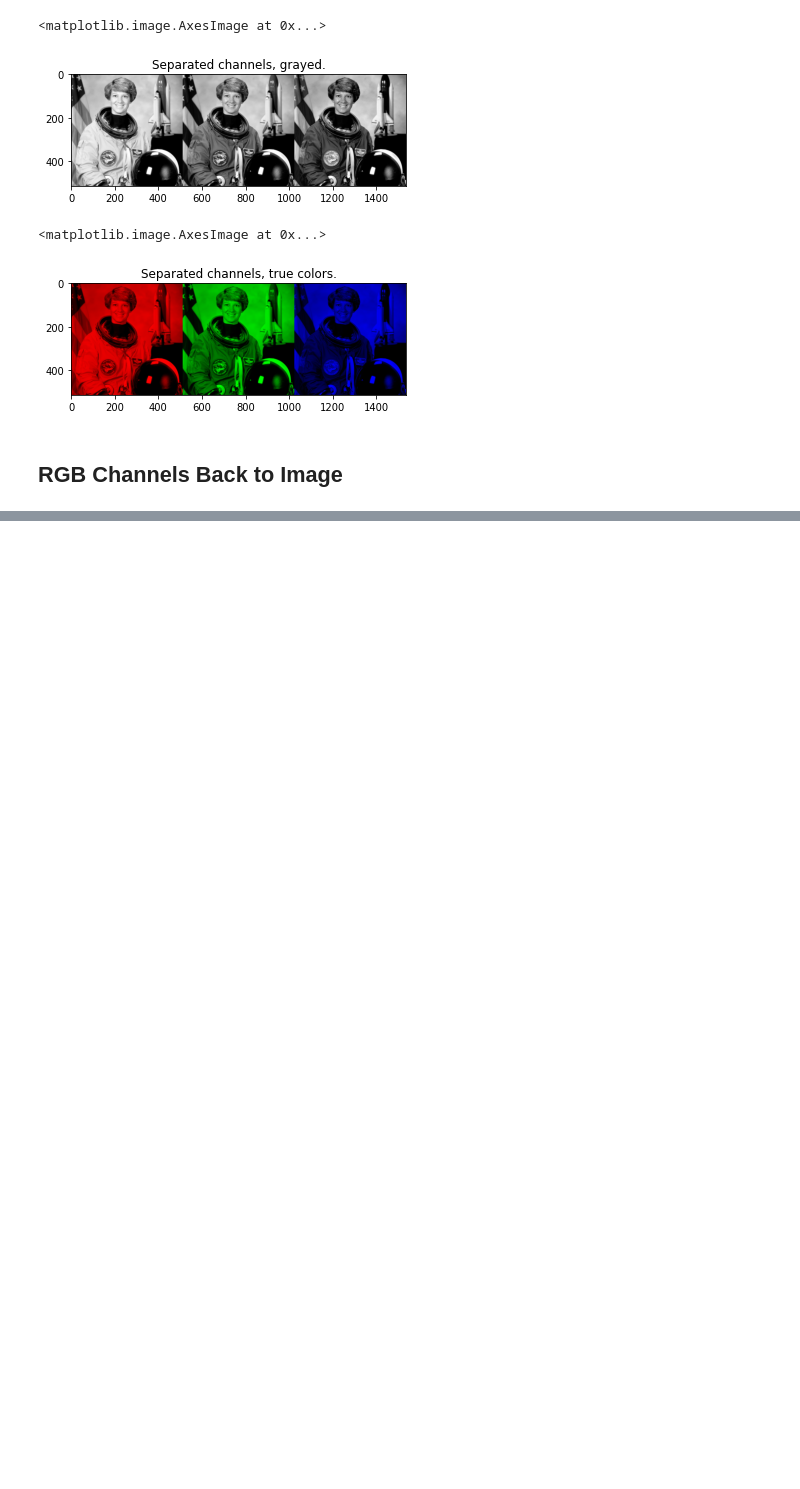
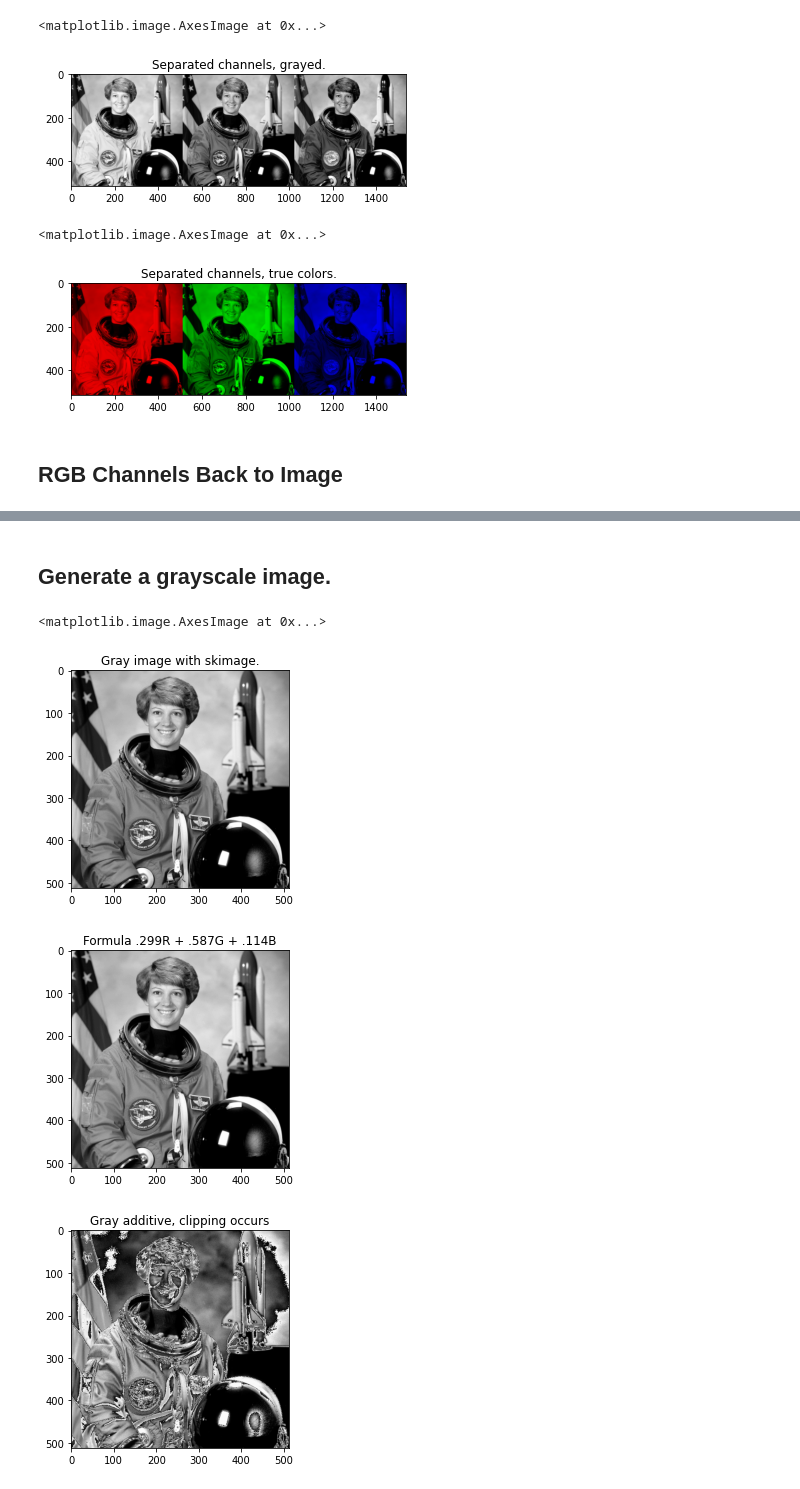
Before and after one commit to alexrayu/vfu, a Jupyter notebook: computer_vision/image_channels.ipynb, the cells around one changed output, grey strips where cells are left out. Saved outputs shown, nothing was run; the diff lists cells and outputs as text; code cells hidden in the pictures; blank space fills up the shorter version.

```diff
--- a/computer_vision/image_channels.ipynb
+++ b/computer_vision/image_channels.ipynb
@@ -74,0 +91,22 @@ print (R.shape)
+# %% [markdown]
+## Generate a grayscale image.
+# %%
+image_gray1 = skimage.color.rgb2gray(image)
+plt.figure()
+plt.title('Gray image with skimage.')
+plt.imshow(image_gray1, cmap="gray")
+
+img_gray2 = R * 0.299 + G * 0.587 + B * 0.114
+plt.figure()
+plt.title('Formula .299R + .587G + .114B')
+plt.imshow(img_gray2, cmap="gray")
+
+img_gray3 = R + G + B
+plt.figure()
+plt.title('Gray additive, clipping occurs')
+plt.imshow(img_gray3, cmap="gray")
+# %% [output]
+<matplotlib.image.AxesImage at 0x...>
+[figure, added]
+[figure, added]
+[figure, added]
```
Also changed, not shown: parts of 6 cells of this notebook.
